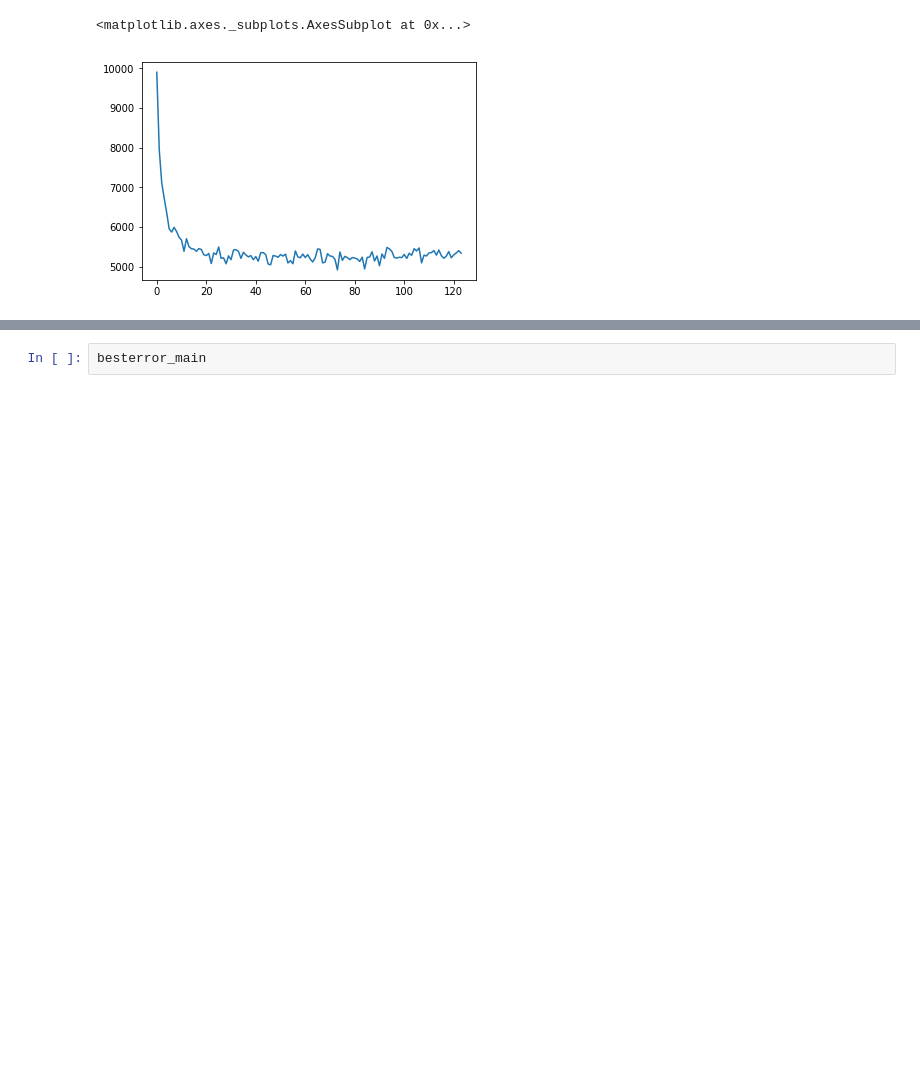
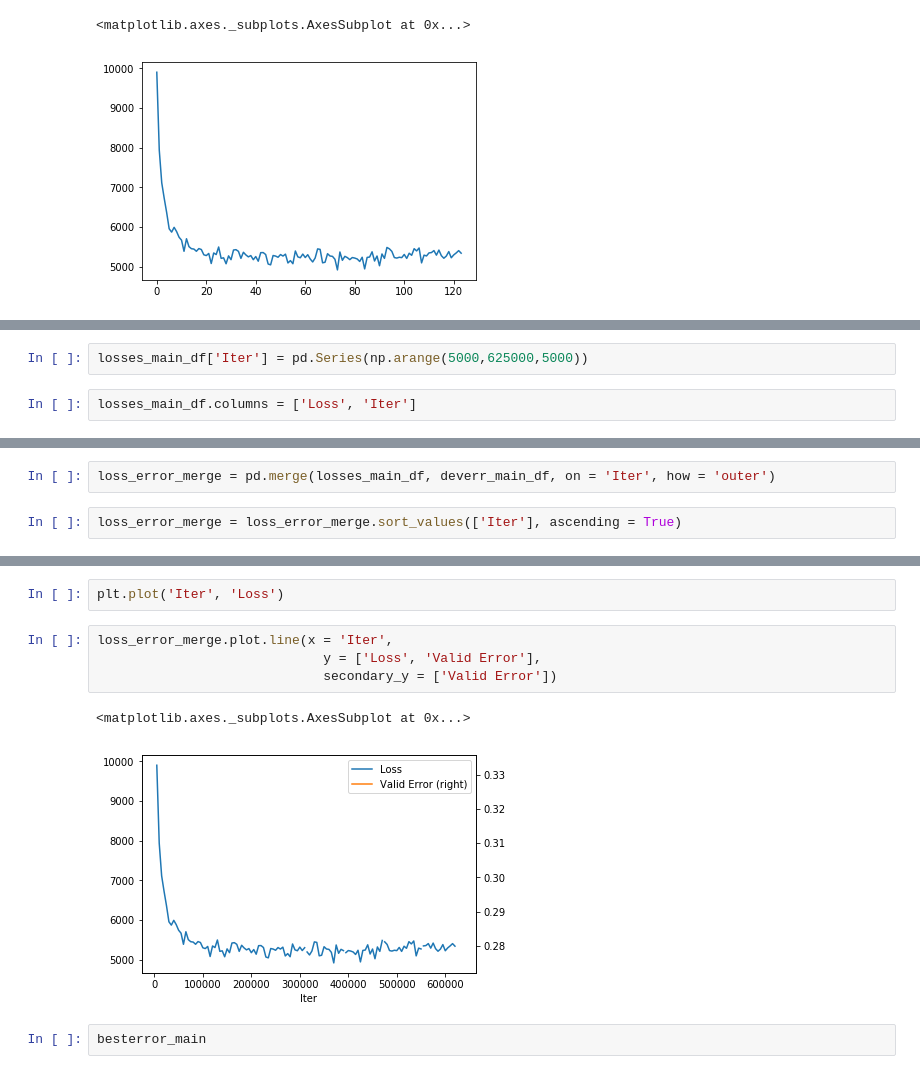
Before and after one commit to darshansumant/ml_nlp_conflict, a Jupyter notebook: objective_1_v3.ipynb, the cells around one changed output, grey strips where cells are left out. Drawn from its saved outputs; the diff is of its cells as text; blank space fills up the shorter version.

```diff
--- a/objective_1_v3.ipynb
+++ b/objective_1_v3.ipynb
@@ -300,0 +304,4 @@ losses_main_df.to_csv('obj1/losses_main.csv', index = False)
+# %%
+losses_main_df['Iter'] = pd.Series(np.arange(5000,625000,5000))
+# %%
+losses_main_df.columns = ['Loss', 'Iter']
@@ -300,0 +329,4 @@ losses_main_df.to_csv('obj1/losses_main.csv', index = False)
+# %%
+loss_error_merge = pd.merge(losses_main_df, deverr_main_df, on = 'Iter', how = 'outer')
+# %%
+loss_error_merge = loss_error_merge.sort_values(['Iter'], ascending = True)
@@ -301,3 +354,12 @@ losses_main_df.to_csv('obj1/losses_main.csv', index = False)
+# %%
+plt.plot('Iter', 'Loss')
+# %%
+loss_error_merge.plot.line(x = 'Iter',
+                             y = ['Loss', 'Valid Error'],
+                             secondary_y = ['Valid Error'])
+# %% [output]
+<matplotlib.axes._subplots.AxesSubplot at 0x...>
+[figure, added]
 # %%
 besterror_main
 # %% [output]
```
Also changed, not shown: parts of 10 cells of this notebook, 2 other files.
